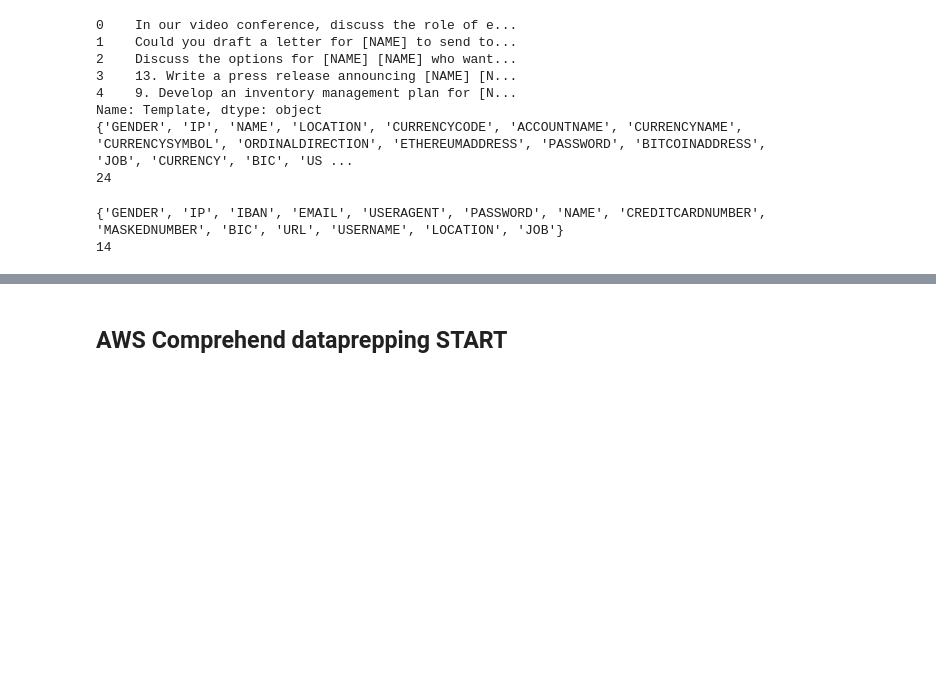
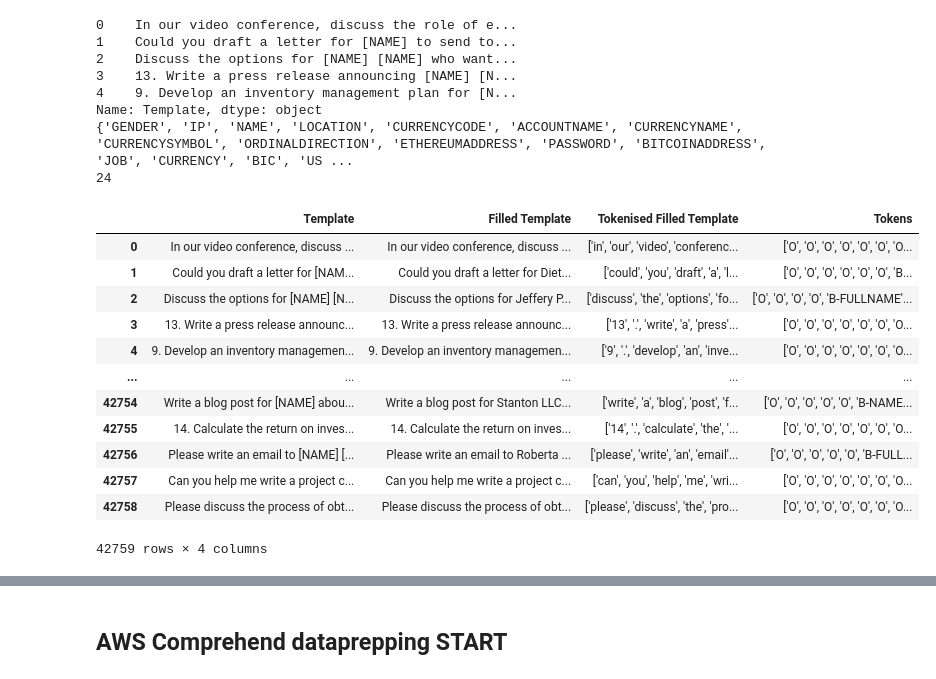
Before and after one commit to MorrisSimons/SCH_PII_masking_Advanced_ML, a Jupyter notebook: main.ipynb, the cells around one changed output, grey strips where cells are left out. Saved outputs shown, nothing was run; the diff lists cells and outputs as text; code cells hidden in the pictures; blank space fills up the shorter version.

```diff
--- a/main.ipynb
+++ b/main.ipynb
@@ -194,29 +191,19 @@ print(len(unique_matches))
 Name: Template, dtype: object
 {'GENDER', 'IP', 'NAME', 'LOCATION', 'CURRENCYCODE', 'ACCOUNTNAME', 'CURRENCYNAME', 'CURRENCYSYMBOL', 'ORDINALDIRECTION', 'ETHEREUMADDRESS', 'PASSWORD', 'BITCOINADDRESS', 'JOB', 'CURRENCY', 'BIC', 'US ...
 24
-# %%
-# List of tokens to remove
-remove_tokens = [
-	"ORDINALDIRECTION", "ACCOUNTNAME", "CURRENCYSYMBOL",
-	"CURRENCYNAME", "CURRENCY", "CURRENCYCODE",
-	"CREDITCARDISSUER", "ETHEREUMADDRESS", "LITECOINADDRESS", "BITCOINADDRESS"
-]
-
-def remove_labels(text, tokens):
-	for token in tokens:
-		# Match token in square brackets with an optional numeric or 'N' suffix
-		pattern = r'\[' + token + r'(?:_(?:\d+|N))?\]'
-		text = re.sub(pattern, '', text)
-	return text
-
-# Remove the specified tokens from both the Template and Filled Template columns
-df_full['Template'] = df_full['Template'].apply(lambda t: remove_labels(t, remove_tokens))
-df_full['Filled Template'] = df_full['Filled Template'].apply(lambda t: remove_labels(t, remove_tokens))
-
-# Display a few rows to verify
-_, unique_matches = get_template_tokens(df_full)
-print(unique_matches)
-print(len(unique_matches))
-# %% [output]
-{'GENDER', 'IP', 'IBAN', 'EMAIL', 'USERAGENT', 'PASSWORD', 'NAME', 'CREDITCARDNUMBER', 'MASKEDNUMBER', 'BIC', 'URL', 'USERNAME', 'LOCATION', 'JOB'}
-14
+# %%
+df_full
+# %% [output]
+|  | Template | Filled Template | Tokenised Filled Template | Tokens |
+| 0 | In our video conference, discuss ... | In our video conference, discuss ... | ['in', 'our', 'video', 'conferenc... | ['O', 'O', 'O', 'O', 'O', 'O', 'O... |
+| 1 | Could you draft a letter for [NAM... | Could you draft a letter for Diet... | ['could', 'you', 'draft', 'a', 'l... | ['O', 'O', 'O', 'O', 'O', 'O', 'B... |
+| 2 | Discuss the options for [NAME] [N... | Discuss the options for Jeffery P... | ['discuss', 'the', 'options', 'fo... | ['O', 'O', 'O', 'O', 'B-FULLNAME'... |
+| 3 | 13. Write a press release announc... | 13. Write a press release announc... | ['13', '.', 'write', 'a', 'press'... | ['O', 'O', 'O', 'O', 'O', 'O', 'O... |
+| 4 | 9. Develop an inventory managemen... | 9. Develop an inventory managemen... | ['9', '.', 'develop', 'an', 'inve... | ['O', 'O', 'O', 'O', 'O', 'O', 'O... |
+| ... | ... | ... | ... | ... |
+| 42754 | Write a blog post for [NAME] abou... | Write a blog post for Stanton LLC... | ['write', 'a', 'blog', 'post', 'f... | ['O', 'O', 'O', 'O', 'O', 'B-NAME... |
+| 42755 | 14. Calculate the return on inves... | 14. Calculate the return on inves... | ['14', '.', 'calculate', 'the', '... | ['O', 'O', 'O', 'O', 'O', 'O', 'O... |
+| 42756 | Please write an email to [NAME] [... | Please write an email to Roberta ... | ['please', 'write', 'an', 'email'... | ['O', 'O', 'O', 'O', 'O', 'B-FULL... |
+| 42757 | Can you help me write a project c... | Can you help me write a project c... | ['can', 'you', 'help', 'me', 'wri... | ['O', 'O', 'O', 'O', 'O', 'O', 'O... |
+| 42758 | Please discuss the process of obt... | Please discuss the process of obt... | ['please', 'discuss', 'the', 'pro... | ['O', 'O', 'O', 'O', 'O', 'O', 'O... |
+42759 rows × 4 columns
```
Also changed, not shown: parts of 9 cells of this notebook, 1 other file.
